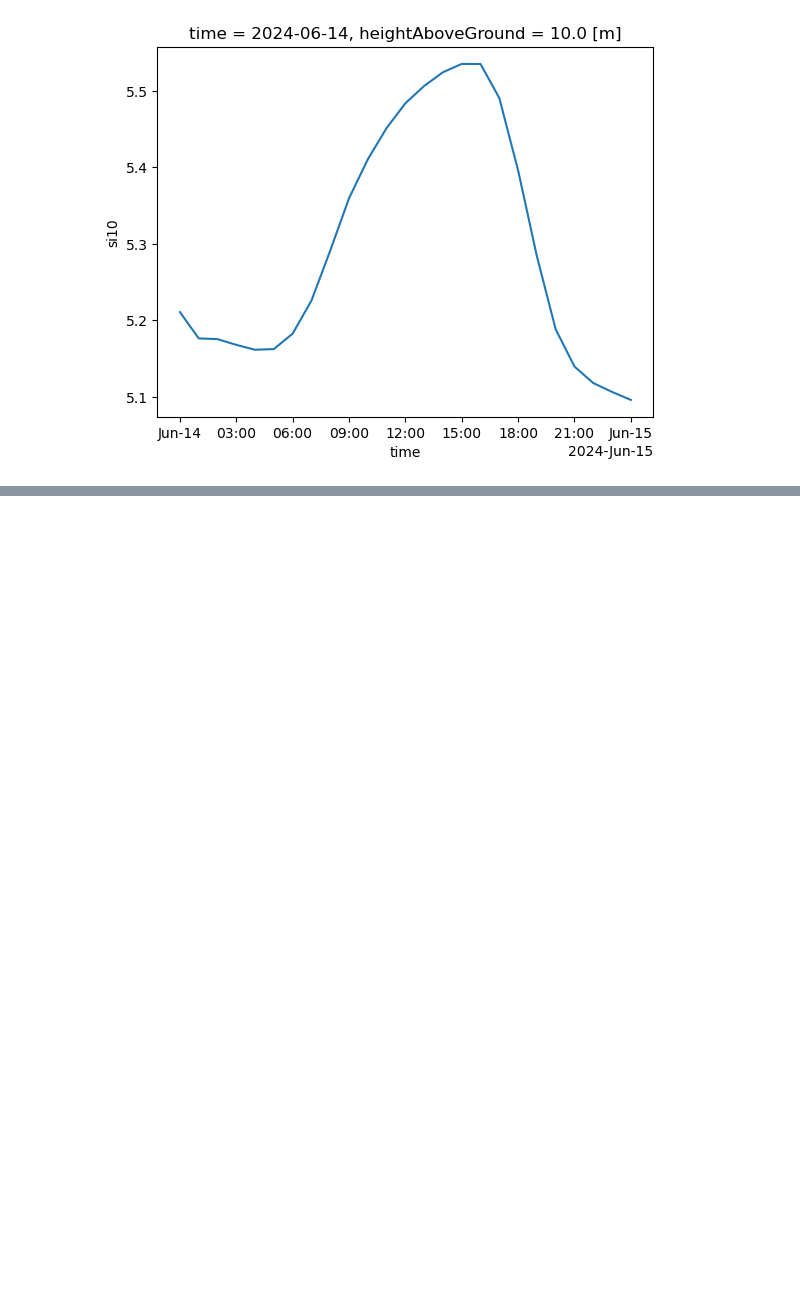
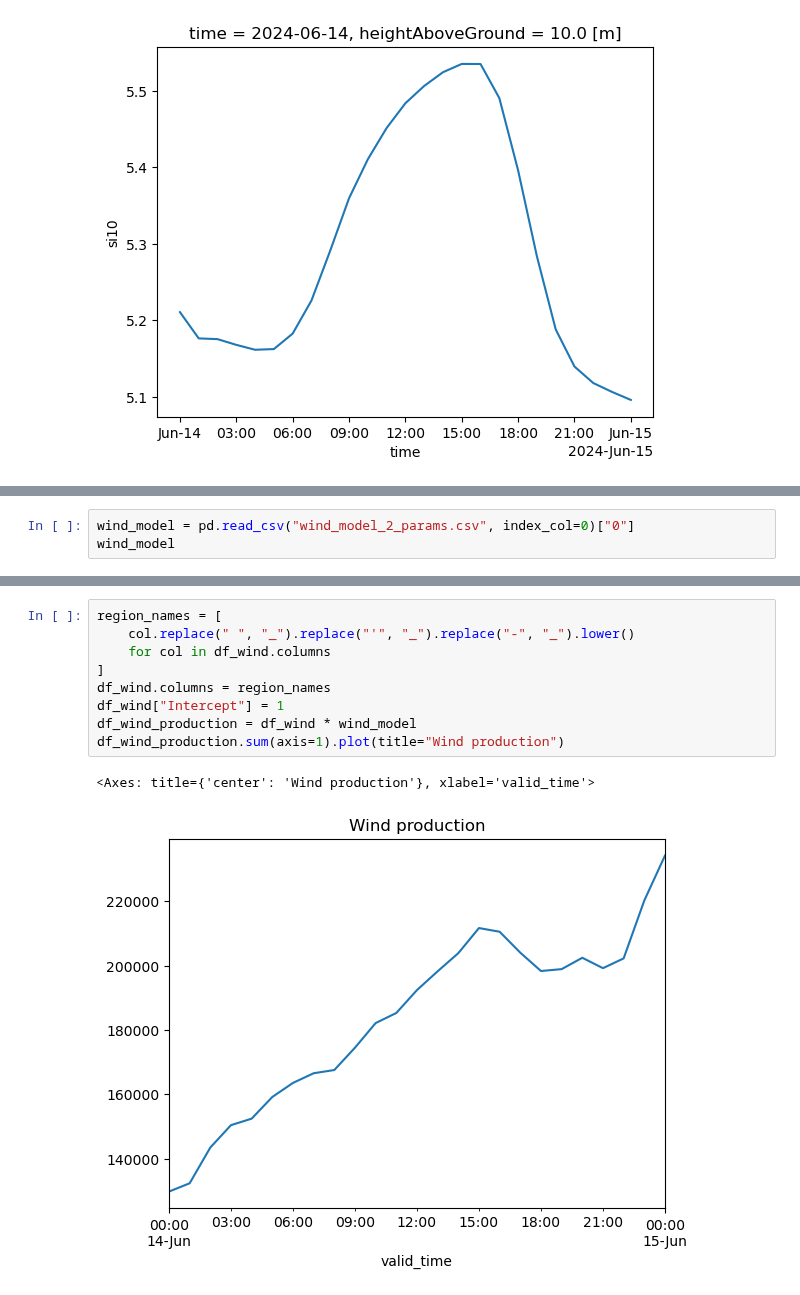
Before and after one commit to GreenForecast-Squad/energetic-stress-production, a Jupyter notebook: notebooks/weather/4_recent_forecast.ipynb, the cells around one changed output, grey strips where cells are left out. Cells and saved outputs as stored; diff of their text form; blank space fills up the shorter version.

```diff
--- a/notebooks/weather/4_recent_forecast.ipynb
+++ b/notebooks/weather/4_recent_forecast.ipynb
@@ -78,0 +236,3 @@ da_wind.mean(["latitude", "longitude"]).plot(x="valid_time")
+# %%
+wind_model = pd.read_csv("wind_model_2_params.csv", index_col=0)["0"]
+wind_model
@@ -78,0 +267,12 @@ da_wind.mean(["latitude", "longitude"]).plot(x="valid_time")
+# %%
+region_names = [
+    col.replace(" ", "_").replace("'", "_").replace("-", "_").lower()
+    for col in df_wind.columns
+]
+df_wind.columns = region_names
+df_wind["Intercept"] = 1
+df_wind_production = df_wind * wind_model
+df_wind_production.sum(axis=1).plot(title="Wind production")
+# %% [output]
+<Axes: title={'center': 'Wind production'}, xlabel='valid_time'>
+[figure, added]
```
Also changed, not shown: parts of 14 cells of this notebook, 8 other files.
